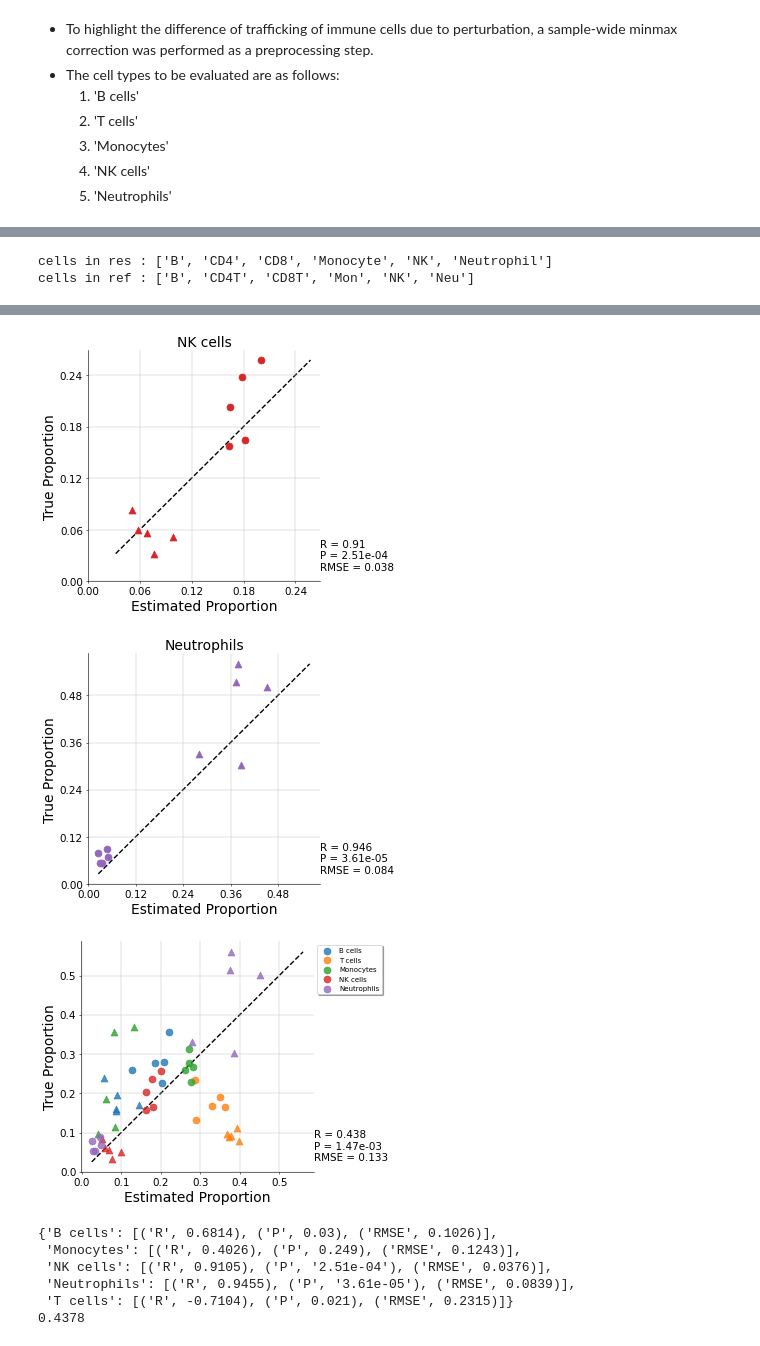
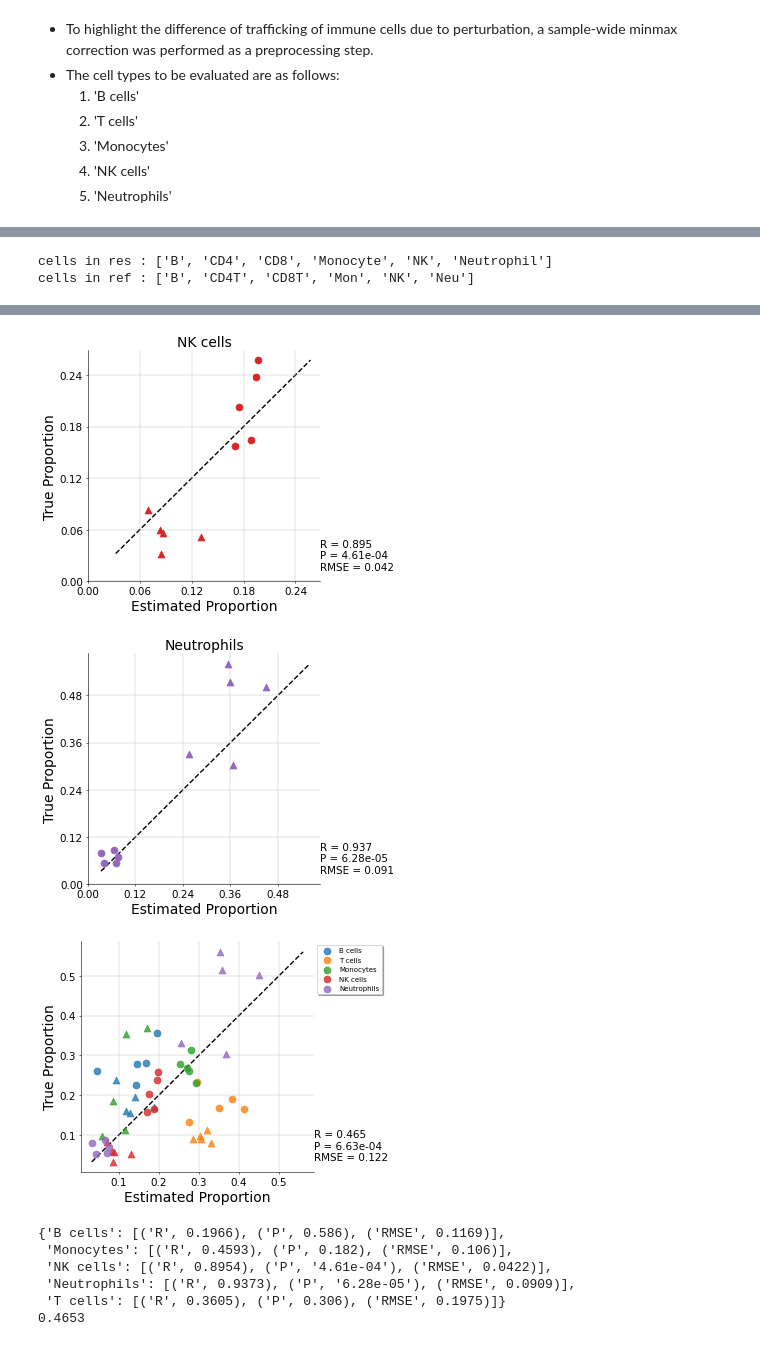
Before and after one commit to mizuno-group/GLDADec, a Jupyter notebook: examples/Fig5_GLDADec_GSE239996_APAP.ipynb, the cells around one changed output, grey strips where cells are left out. Cells and saved outputs as stored; diff of their text form; code cells hidden in the pictures.

```diff
--- a/examples/Fig5_GLDADec_GSE239996_APAP.ipynb
+++ b/examples/Fig5_GLDADec_GSE239996_APAP.ipynb
@@ -124,7 +125,7 @@ pp.from_predata(raw_df,target_samples=['liver-ctrl','liver-apap'],
 pp.gene_selection(method='CV',outlier=True,topn=1000)
 pp.add_marker_genes(target_cells=[],add_dic=marker_dic3)
 pp.deocnv_prep(random_sets=random_sets,do_plot=False,specific=True,prior_norm=True,norm_scale=1,minmax=True,mm_scale=10)
-pp.deconv(n=10,add_topic=8,n_iter=100,alpha=0.01,eta=0.01,refresh=10,initial_conf=1.0,seed_conf=1.0,other_conf=0.0,ll_plot=False,var_plot=False)
+pp.deconv(n=10,add_topic=21,n_iter=100,alpha=0.01,eta=0.01,refresh=10,initial_conf=1.0,seed_conf=1.0,other_conf=0.0,ll_plot=False,var_plot=False)
 
 # evaluate
 pp.evaluate(facs_df=target_facs,deconv_norm_range=['B','CD4','CD8','Monocyte','NK','Neutrophil'],
@@ -144,9 +145,9 @@ cells in ref : ['B', 'CD4T', 'CD8T', 'Mon', 'NK', 'Neu']
-[figure, old version]
+[figure, new version]
-[figure, old version]
+[figure, new version]
-[figure, old version]
+[figure, new version]
-{'B cells': [('R', 0.6814), ('P', 0.03), ('RMSE', 0.1026)],
- 'Monocytes': [('R', 0.4026), ('P', 0.249), ('RMSE', 0.1243)],
- 'NK cells': [('R', 0.9105), ('P', '2.51e-04'), ('RMSE', 0.0376)],
- 'Neutrophils': [('R', 0.9455), ('P', '3.61e-05'), ('RMSE', 0.0839)],
- 'T cells': [('R', -0.7104), ('P', 0.021), ('RMSE', 0.2315)]}
-0.4378
+{'B cells': [('R', 0.1966), ('P', 0.586), ('RMSE', 0.1169)],
+ 'Monocytes': [('R', 0.4593), ('P', 0.182), ('RMSE', 0.106)],
+ 'NK cells': [('R', 0.8954), ('P', '4.61e-04'), ('RMSE', 0.0422)],
+ 'Neutrophils': [('R', 0.9373), ('P', '6.28e-05'), ('RMSE', 0.0909)],
+ 'T cells': [('R', 0.3605), ('P', 0.306), ('RMSE', 0.1975)]}
+0.4653
```
Also changed, not shown: parts of 7 cells of this notebook, 30 other files.
